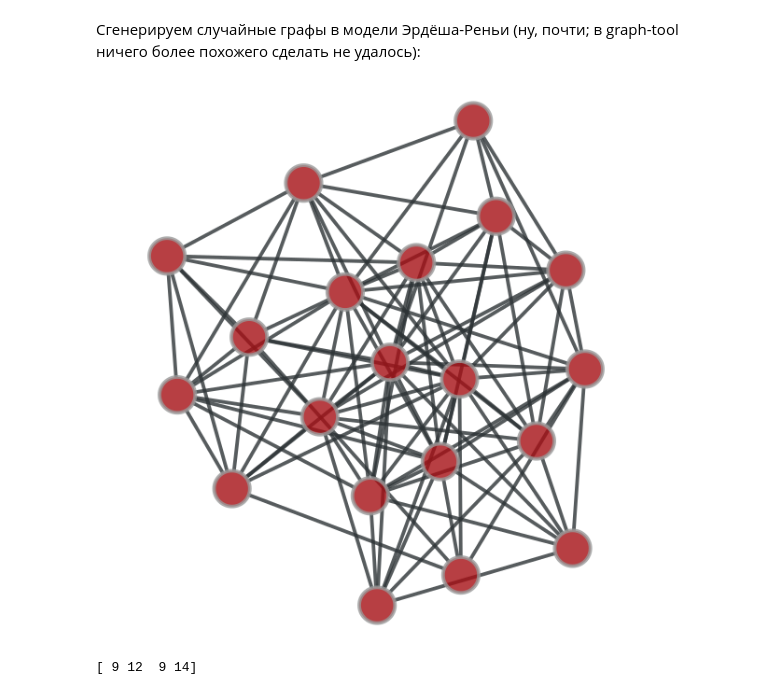
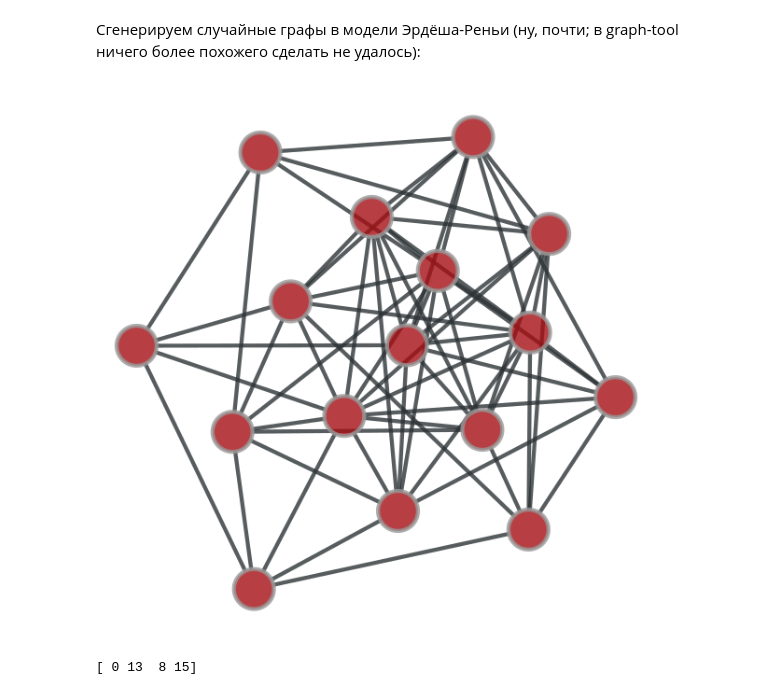
Before and after one commit to ivanov-v-v/SteinerTree, a Jupyter notebook: notebooks/SteinerTree.ipynb, the cells around one changed output. Drawn from its saved outputs; the diff is of its cells as text; code cells hidden in the pictures.

```diff
--- a/notebooks/SteinerTree.ipynb
+++ b/notebooks/SteinerTree.ipynb
@@ -84,24 +104,24 @@ Wall time: 1min 29s
 # %% [markdown]
 Сгенерируем случайные графы в модели Эрдёша-Реньи (ну, почти; в graph-tool ничего более похожего сделать не удалось):
 # %%
-n, k, p = 20, 4, 0.5
+n, k, p = 16, 4, 0.5
 # G = gt.Graph(directed=False)
 # w = G.new_edge_property("double")
 # c = G.new_vertex_property("string")
 # for i in range(n):
 #     v = G.add_vertex()
 #     c[v] = "blue" if i == 0 else "red"
 # G.vertex_properties["fill_color"] = c
 # for i in range(1, n):
 #     w[G.add_edge(0, i)] = 1
 #     w[G.add_edge(i, max(1, (i + 1) % n))] = 2
 # gt.graph_draw(G, vertex_fill_color=c);
 G = gt.random_graph(n, lambda: np.random.poisson(n * p), directed=False);
 G.ep["w"] = G.new_ep("double")
 G.ep["w"].a = np.random.rand(G.num_edges()) * 42
 gt.graph_draw(G);
 V0 = np.random.choice(np.arange(n),  k)
 print(V0)
 # %% [output]
-[figure, old version]
+[figure, new version]
-[ 9 12  9 14]
+[ 0 13  8 15]
```
Also changed, not shown: parts of 1 cell of this notebook.
